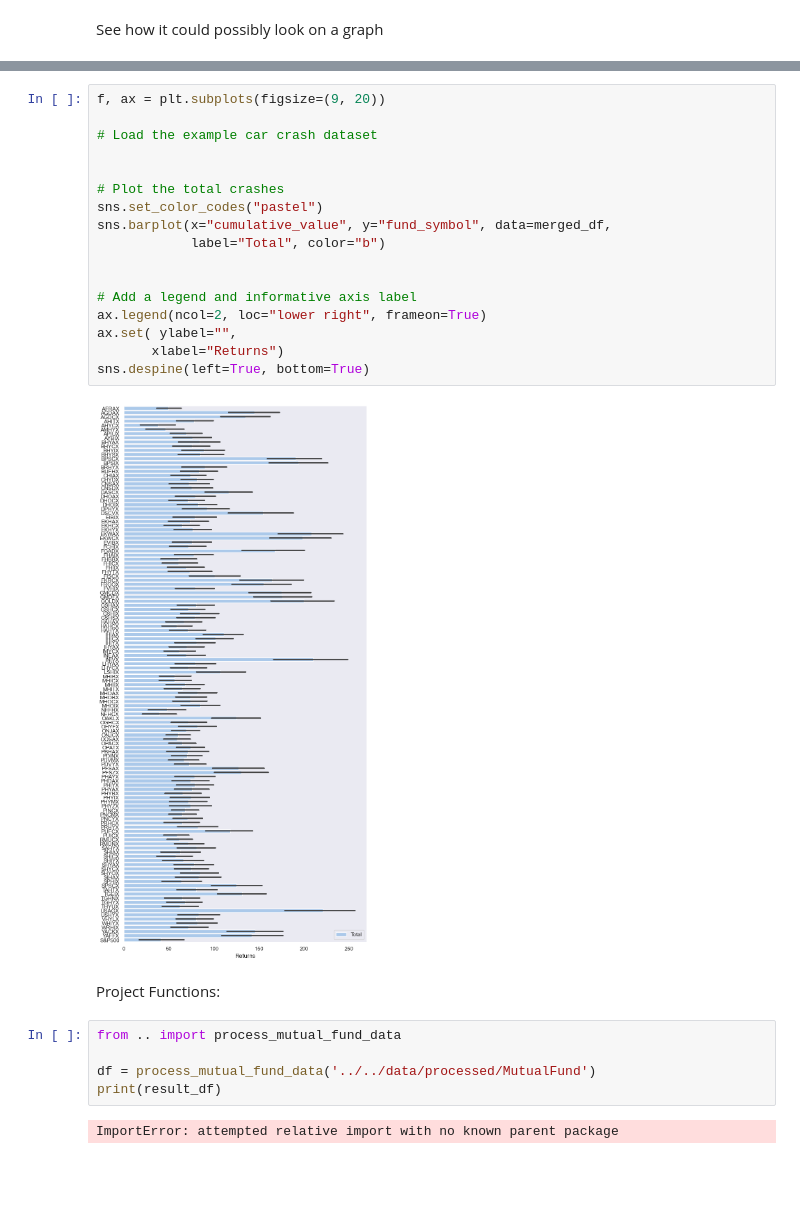
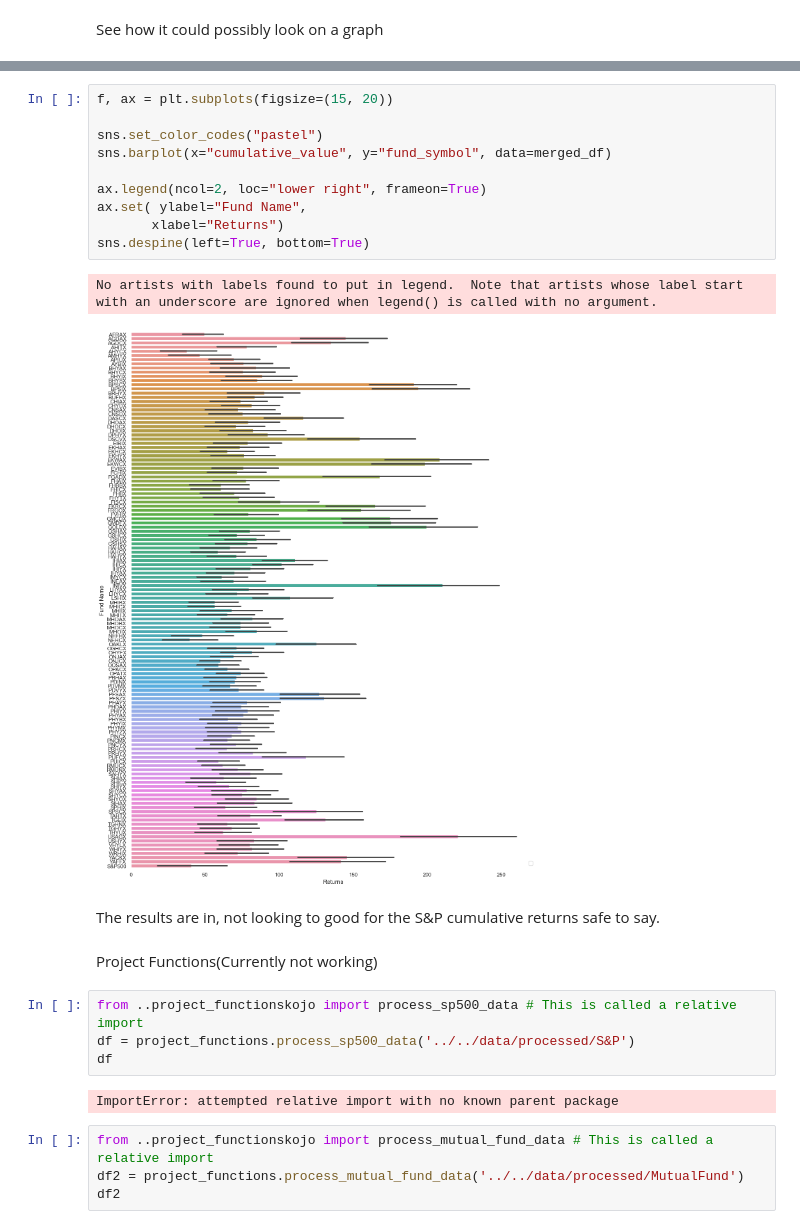
Before and after one commit to ubco-W2022T2-data301/project-group-group-57, a Jupyter notebook: analysis/analysis_Kojo_Clarke.ipynb, the cells around one changed output, grey strips where cells are left out. Drawn from its saved outputs; the diff is of its cells as text; blank space fills up the shorter version.

```diff
--- a/analysis/analysis_Kojo_Clarke.ipynb
+++ b/analysis/analysis_Kojo_Clarke.ipynb
@@ -415,28 +429,27 @@ See how it could possibly look on a graph
 # %%
-f, ax = plt.subplots(figsize=(9, 20))
+f, ax = plt.subplots(figsize=(15, 20))
 
-# Load the example car crash dataset
+sns.set_color_codes("pastel")
+sns.barplot(x="cumulative_value", y="fund_symbol", data=merged_df)
 
-
-# Plot the total crashes
-sns.set_color_codes("pastel")
-sns.barplot(x="cumulative_value", y="fund_symbol", data=merged_df,
-            label="Total", color="b")
-
-
-# Add a legend and informative axis label
 ax.legend(ncol=2, loc="lower right", frameon=True)
-ax.set( ylabel="",
+ax.set( ylabel="Fund Name",
        xlabel="Returns")
 sns.despine(left=True, bottom=True)
 # %% [output]
+No artists with labels found to put in legend.  Note that artists whose label start with an underscore are ignored when legend() is called with no argument.
-[figure, old version]
+[figure, new version]
+# %% [markdown]
+The results are in, not looking to good for the S&P cumulative returns safe to say.
 # %% [markdown]
-Project Functions:
+Project Functions(Currently not working)
+# %%
+from ..project_functionskojo import process_sp500_data # This is called a relative import
+df = project_functions.process_sp500_data('../../data/processed/S&P')
+df
+# %% [output]
+ImportError: attempted relative import with no known parent package
 # %%
-from .. import process_mutual_fund_data
-
-df = process_mutual_fund_data('../../data/processed/MutualFund')
-print(result_df)
+from ..project_functionskojo import process_mutual_fund_data # This is called a relative import
+df2 = project_functions.process_mutual_fund_data('../../data/processed/MutualFund')
+df2
-# %% [output]
-ImportError: attempted relative import with no known parent package
```
Also changed, not shown: parts of 1 cell of this notebook, 2 other files.
